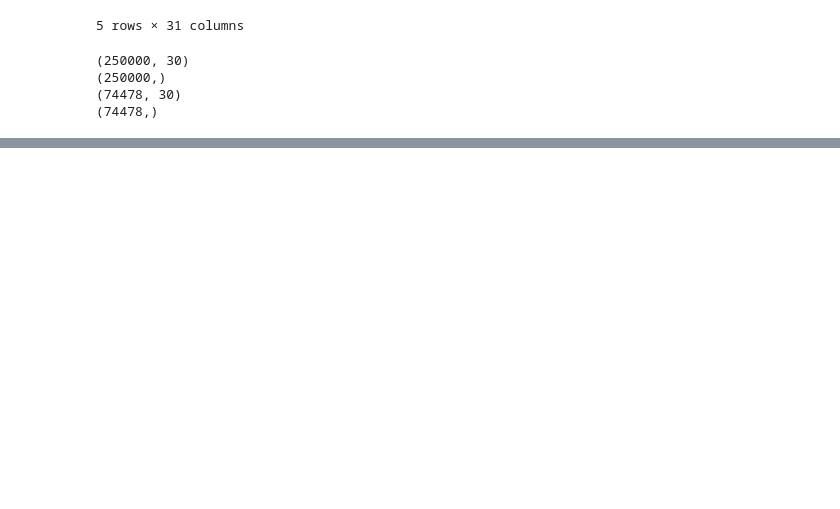
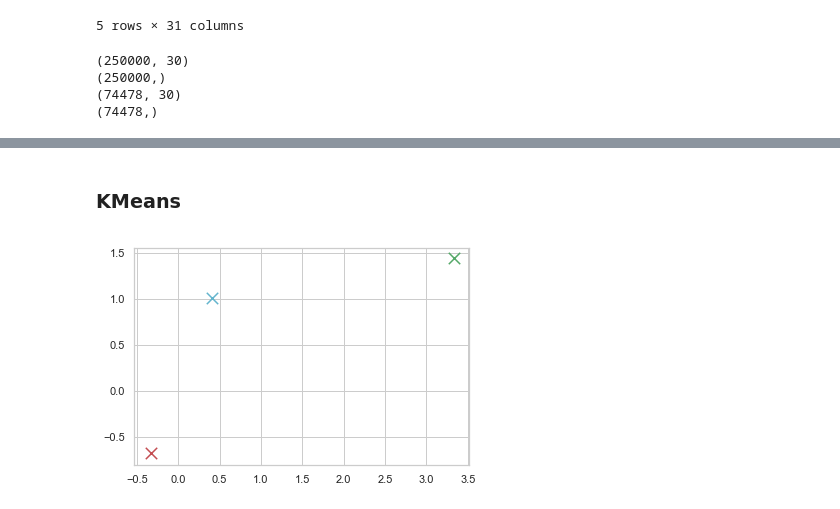
Before and after one commit to pyt243/DM-Project-MyCallSpeed, a Jupyter notebook: code/ISP Recommender and Analyser System.ipynb, the cells around one changed output, grey strips where cells are left out. Saved outputs shown, nothing was run; the diff lists cells and outputs as text; code cells hidden in the pictures; blank space fills up the shorter version.

Commit message:
Clustering and rating'

```diff
--- a/code/ISP Recommender and Analyser System.ipynb
+++ b/code/ISP Recommender and Analyser System.ipynb
@@ -845 +845,9 @@ shuf_df.describe()
 8 rows × 31 columns
+# %% [markdown]
+### KMeans
+# %%
+#initialisation
+tolerance = 0.0001
+max_iterations = 500
+upl_dataset = new_df[new_df['upload'] == 1]
+dwn_dataset = new_df[new_df['download'] == 1]
@@ -845,0 +916,13 @@ shuf_df.describe()
+# %%
+#setting the number of clusters as 3 using the above curve
+classes,centroids = K_means('Delhi','download',3)
+# %%
+# Plotting starts here, the colors
+colors = ["r", "g", "c", "b", "k"]
+
+for centroid in range(0,len(centroids)):
+    plt.scatter(centroids[centroid][0], centroids[centroid][1],color=colors[centroid],s = 130, marker = "x")
+
+plt.show()
+# %% [output]
+[figure, added]
```
Also changed, not shown: parts of 18 cells of this notebook.
